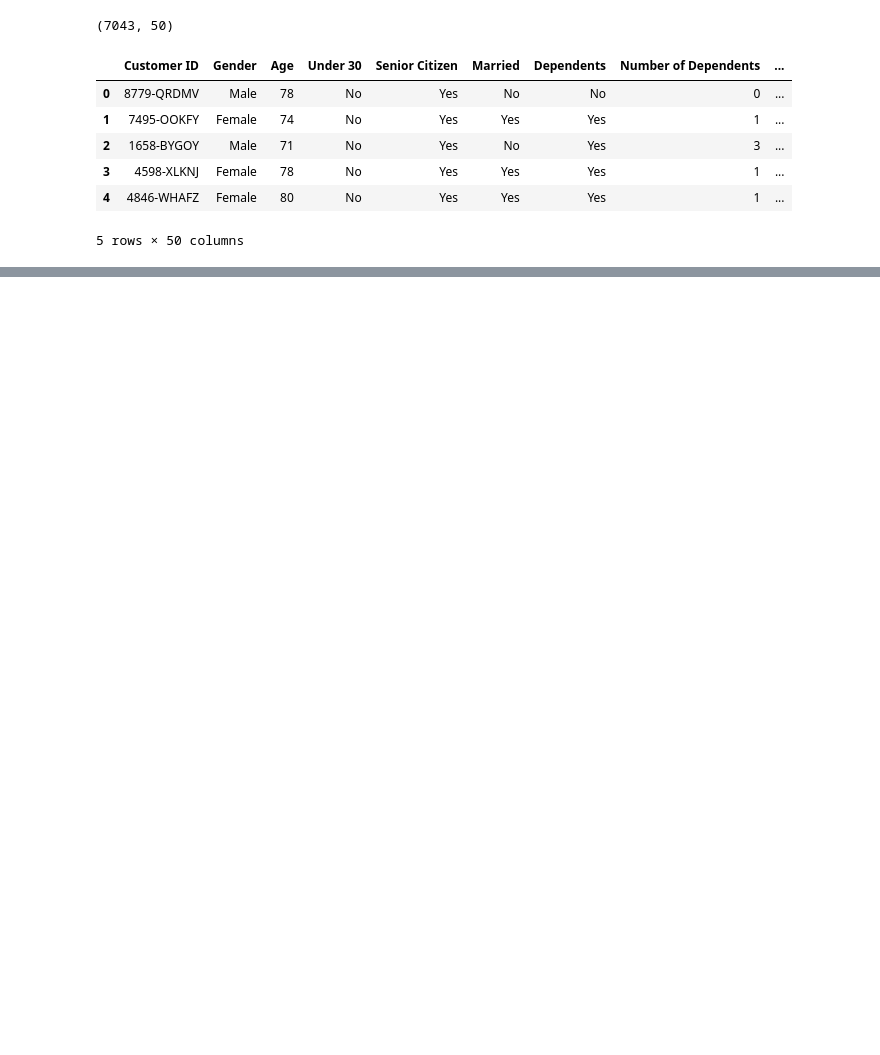
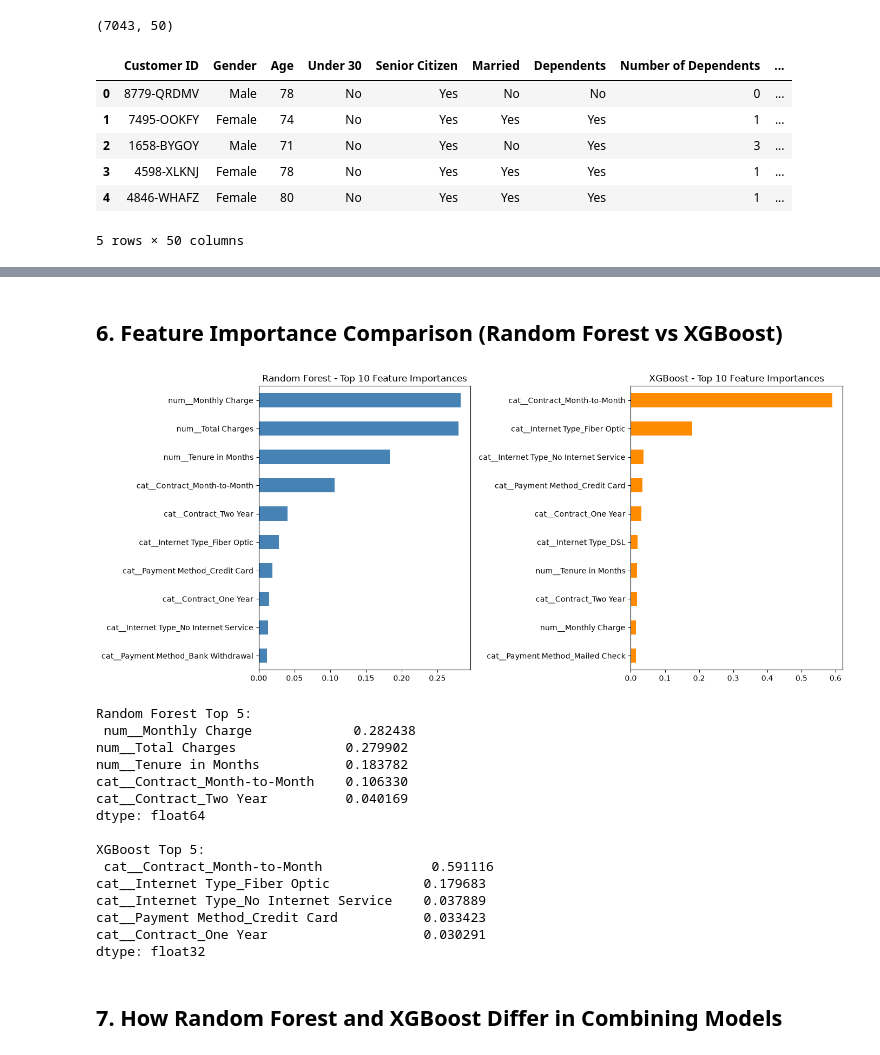
Before and after one commit to ProNomanRizvi/neurofive-ml-track, a Jupyter notebook: week_4/02_Ensemble_RF_vs_XGBoost.ipynb, the cells around one changed output, grey strips where cells are left out. Cells and saved outputs as stored; diff of their text form; code cells hidden in the pictures; blank space fills up the shorter version.

Commit message:
feat(week4): add Random Forest vs XGBoost ensemble comparison

```diff
--- a/week_4/02_Ensemble_RF_vs_XGBoost.ipynb
+++ b/week_4/02_Ensemble_RF_vs_XGBoost.ipynb
@@ -29,0 +130,16 @@ df.head()
+# %%
+xgb_pipeline = Pipeline(steps=[
+    ('preprocessor', preprocessor),
+    ('classifier', XGBClassifier(random_state=42, eval_metric='logloss'))
+])
+
+xgb_pipeline.fit(X_train, y_train)
+xgb_preds = xgb_pipeline.predict(X_test)
+
+xgb_accuracy = accuracy_score(y_test, xgb_preds)
+xgb_f1 = f1_score(y_test, xgb_preds)
+
+print("XGBoost Accuracy:", xgb_accuracy)
+print("XGBoost F1-score:", xgb_f1)
+print()
+print(classification_report(y_test, xgb_preds, target_names=['No Churn', 'Churn']))
@@ -29,0 +158,46 @@ df.head()
+# %% [markdown]
+## 6. Feature Importance Comparison (Random Forest vs XGBoost)
+# %%
+# Get feature names after one-hot encoding
+feature_names = rf_pipeline.named_steps['preprocessor'].get_feature_names_out()
+
+rf_importances = rf_pipeline.named_steps['classifier'].feature_importances_
+xgb_importances = xgb_pipeline.named_steps['classifier'].feature_importances_
+
+rf_series = pd.Series(rf_importances, index=feature_names).sort_values(ascending=False)
+xgb_series = pd.Series(xgb_importances, index=feature_names).sort_values(ascending=False)
+
+fig, axes = plt.subplots(1, 2, figsize=(14, 6))
+
+rf_series.head(10).plot(kind='barh', ax=axes[0], color='steelblue')
+axes[0].set_title('Random Forest - Top 10 Feature Importances')
+axes[0].invert_yaxis()
+
+xgb_series.head(10).plot(kind='barh', ax=axes[1], color='darkorange')
+axes[1].set_title('XGBoost - Top 10 Feature Importances')
+axes[1].invert_yaxis()
+
+plt.tight_layout()
+plt.show()
+
+print("Random Forest Top 5:\n", rf_series.head(5))
+print("\nXGBoost Top 5:\n", xgb_series.head(5))
+# %% [output]
+[figure, added]
+Random Forest Top 5:
+ num__Monthly Charge             0.282438
+num__Total Charges              0.279902
+num__Tenure in Months           0.183782
+cat__Contract_Month-to-Month    0.106330
+cat__Contract_Two Year          0.040169
+dtype: float64
+
+XGBoost Top 5:
+ cat__Contract_Month-to-Month              0.591116
+cat__Internet Type_Fiber Optic            0.179683
+cat__Internet Type_No Internet Service    0.037889
+cat__Payment Method_Credit Card           0.033423
+cat__Contract_One Year                    0.030291
+dtype: float32
+# %% [markdown]
+## 7. How Random Forest and XGBoost Differ in Combining Models
```
Also changed, not shown: parts of 16 cells of this notebook, 1 other file.
